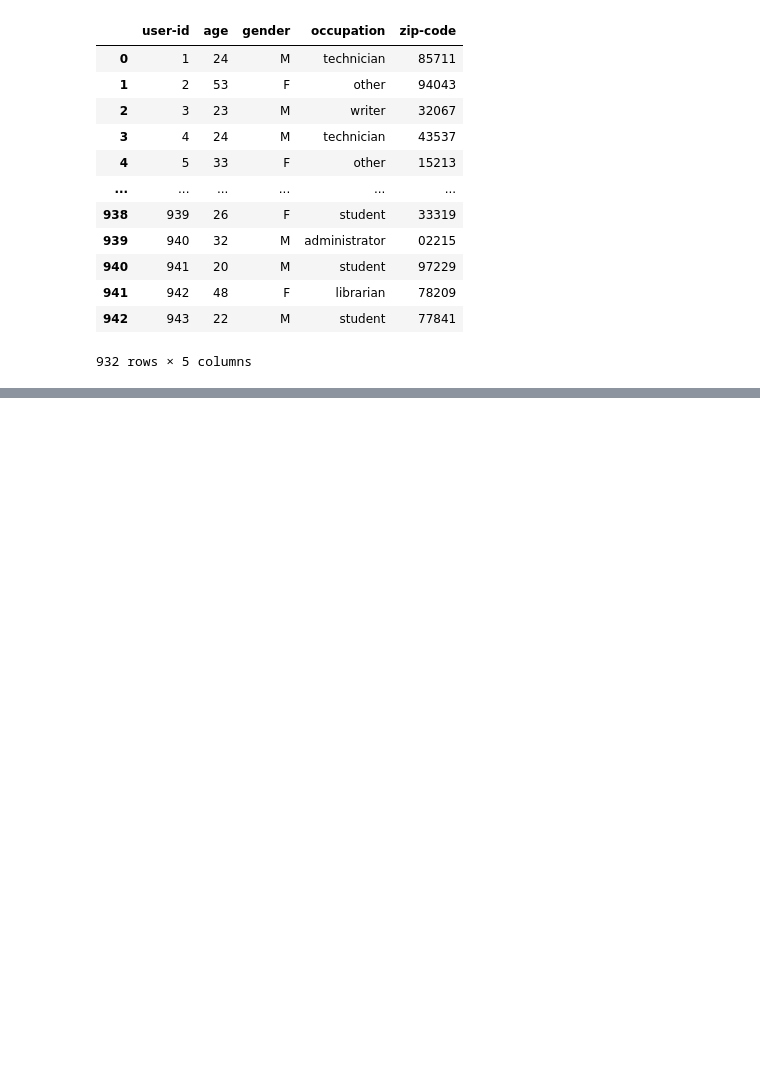
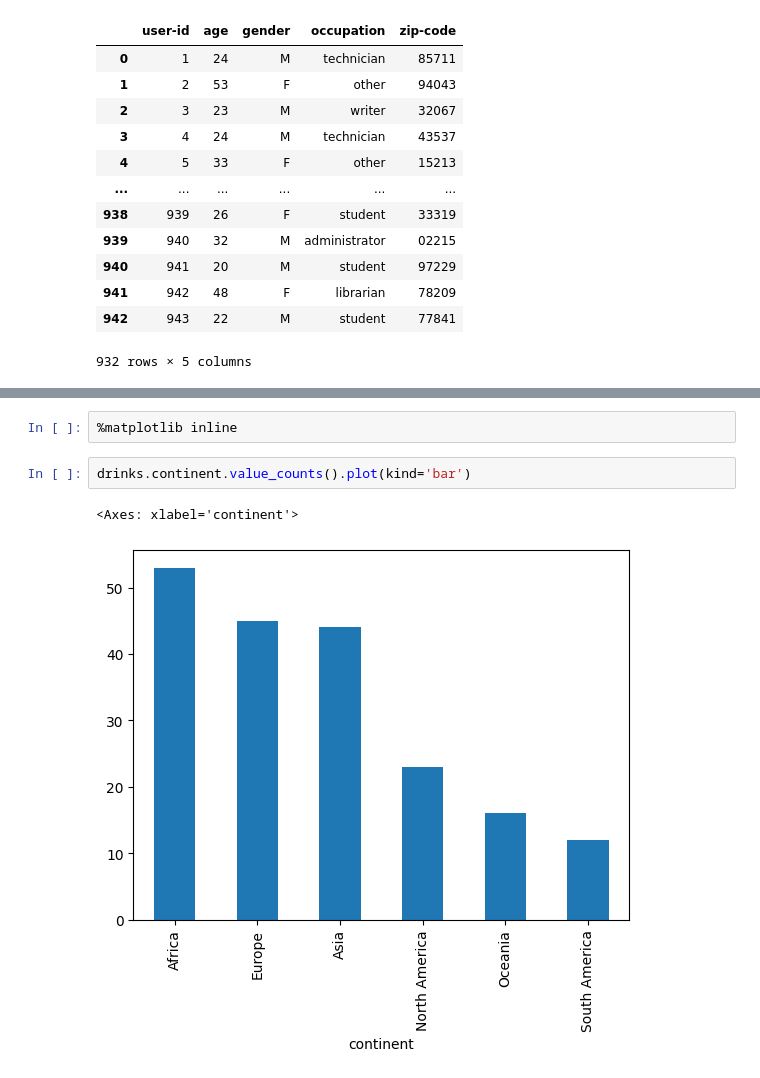
Before and after one commit to OveysSafarnejad/pd-training, a Jupyter notebook: src/pandas_series/dataschool_series.ipynb, the cells around one changed output, grey strips where cells are left out. Saved outputs shown, nothing was run; the diff lists cells and outputs as text; blank space fills up the shorter version.

```diff
--- a/src/pandas_series/dataschool_series.ipynb
+++ b/src/pandas_series/dataschool_series.ipynb
@@ -111,0 +475,7 @@ frame2.drop(frame2.index[10:21], axis=0)
+# %%
+%matplotlib inline
+# %%
+drinks.continent.value_counts().plot(kind='bar')
+# %% [output]
+<Axes: xlabel='continent'>
+[figure, added]
```
Also changed, not shown: parts of 43 cells of this notebook, 2 other files.
